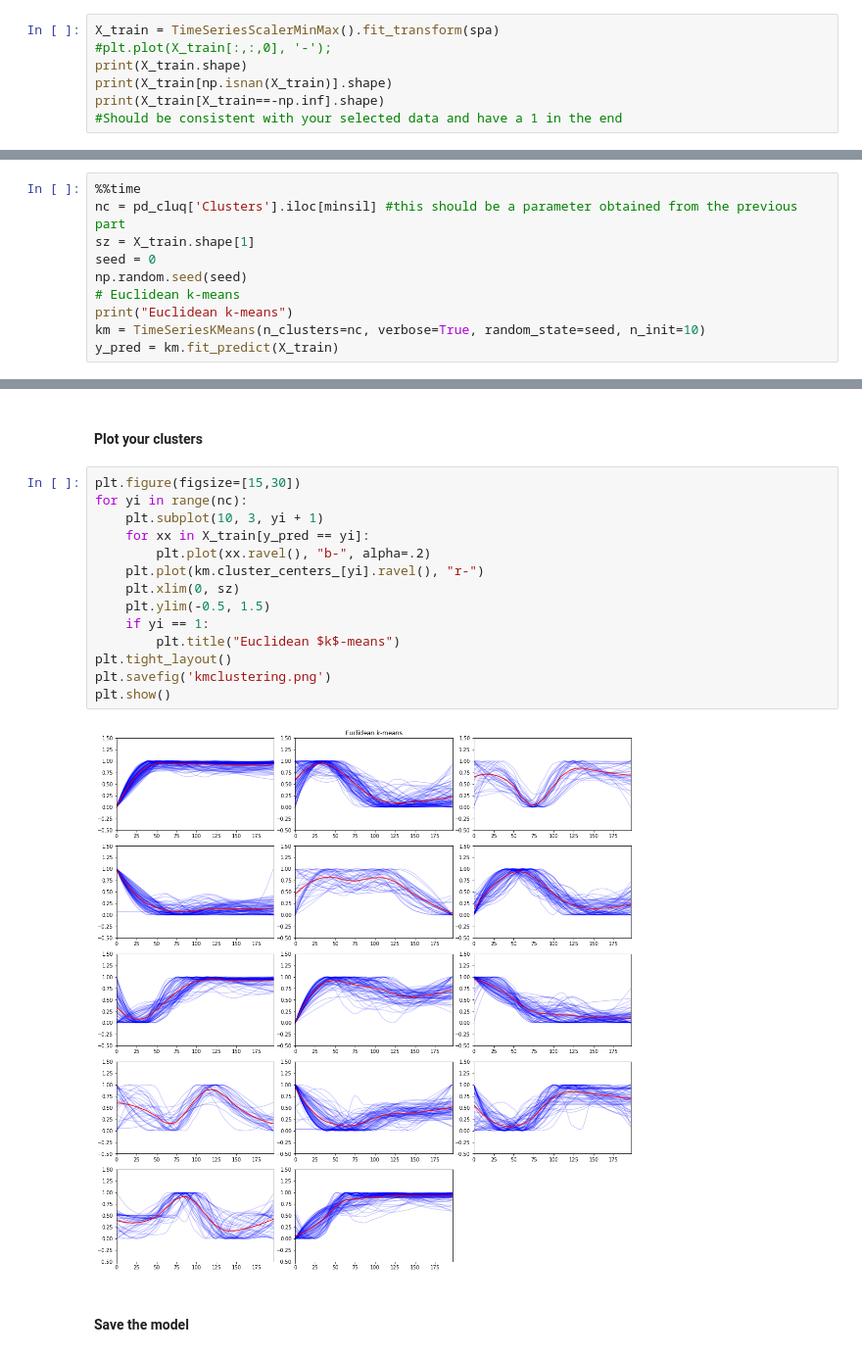
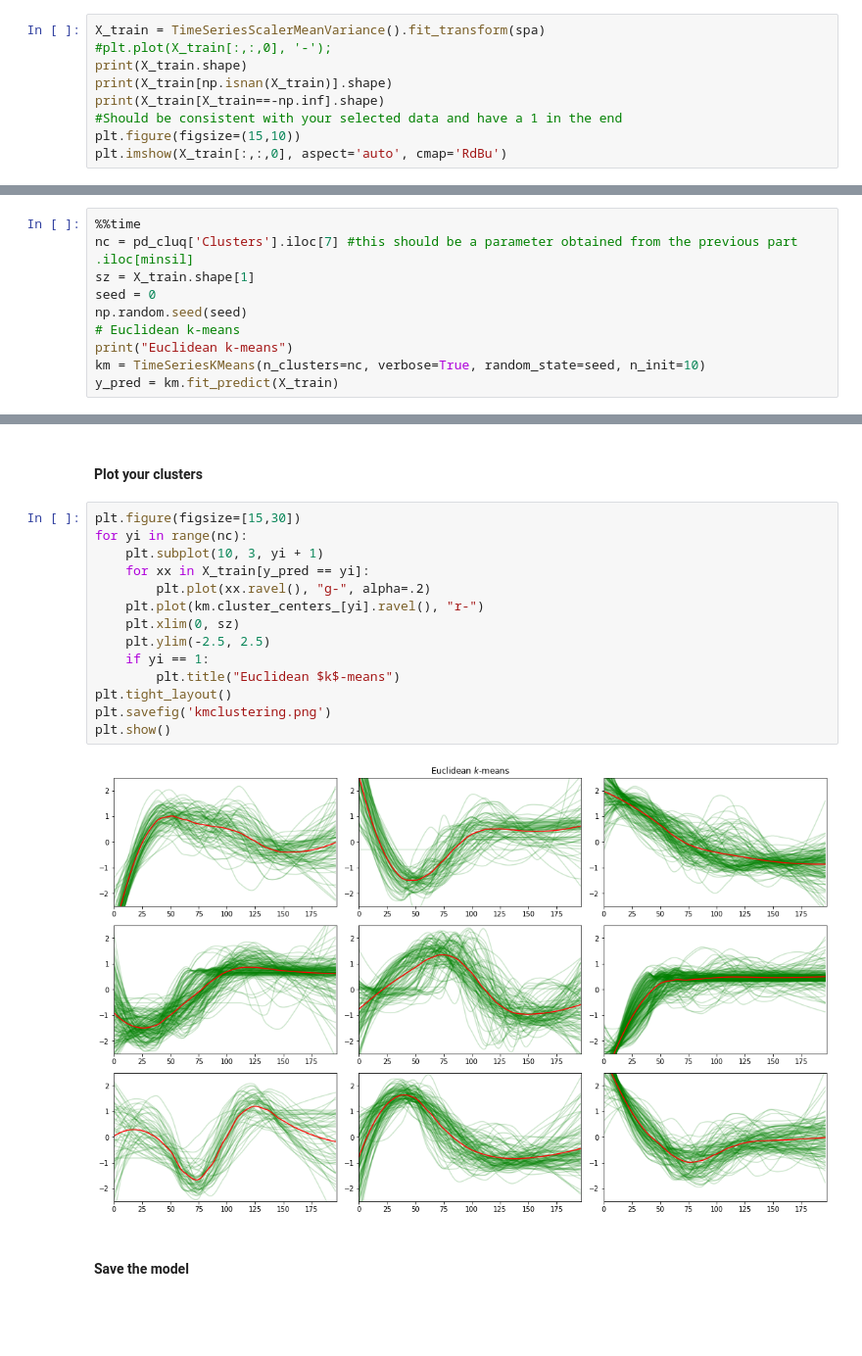
Before and after one commit to Gonza10V/SYNBIO_AI, a Jupyter notebook: K_means_silhouette_clustering_GenEx.ipynb, the cells around one changed output, grey strips where cells are left out. Shown at 98% size. Saved outputs shown, nothing was run; the diff lists cells and outputs as text; blank space fills up the shorter version.

```diff
--- a/K_means_silhouette_clustering_GenEx.ipynb
+++ b/K_means_silhouette_clustering_GenEx.ipynb
@@ -110,12 +110,14 @@ plt.figure(figsize=(15,10))
 # %% [markdown]
 #### Transform into timeseries type
 # %%
-X_train = TimeSeriesScalerMinMax().fit_transform(spa)
+X_train = TimeSeriesScalerMeanVariance().fit_transform(spa)
 #plt.plot(X_train[:,:,0], '-');
 print(X_train.shape)
 print(X_train[np.isnan(X_train)].shape)
 print(X_train[X_train==-np.inf].shape)
 #Should be consistent with your selected data and have a 1 in the end
+plt.figure(figsize=(15,10))
+plt.imshow(X_train[:,:,0], aspect='auto', cmap='RdBu')
 # %% [output]
 (1000, 197, 1)
 (0,)
@@ -178,7 +182,7 @@ Name: 12, dtype: float64
 #### Use the best k to cluster
 # %%
 %%time
-nc = pd_cluq['Clusters'].iloc[minsil] #this should be a parameter obtained from the previous part
+nc = pd_cluq['Clusters'].iloc[7] #this should be a parameter obtained from the previous part .iloc[minsil]
 sz = X_train.shape[1]
 seed = 0
 np.random.seed(seed)
@@ -209,19 +213,19 @@ Wall time: 3.92 s
 # %%
 plt.figure(figsize=[15,30])
 for yi in range(nc):
     plt.subplot(10, 3, yi + 1)
     for xx in X_train[y_pred == yi]:
-        plt.plot(xx.ravel(), "b-", alpha=.2)
+        plt.plot(xx.ravel(), "g-", alpha=.2)
     plt.plot(km.cluster_centers_[yi].ravel(), "r-")
     plt.xlim(0, sz)
-    plt.ylim(-0.5, 1.5)
+    plt.ylim(-2.5, 2.5)
     if yi == 1:
         plt.title("Euclidean $k$-means")
 plt.tight_layout()
 plt.savefig('kmclustering.png')
 plt.show()
 # %% [output]
-[figure, old version]
+[figure, new version]
 # %% [markdown]
 #### Save the model
 # %%
```
Also changed, not shown: parts of 13 cells of this notebook.
